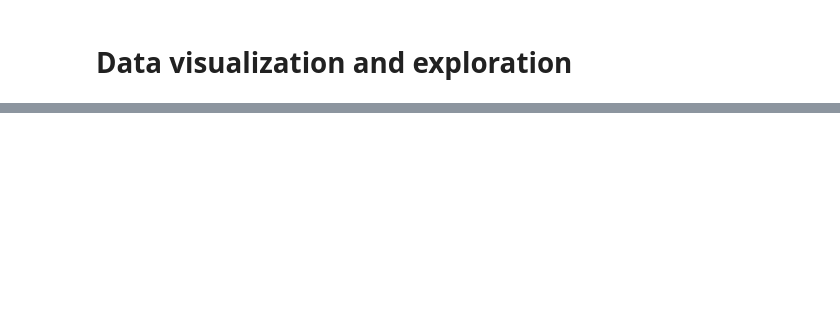
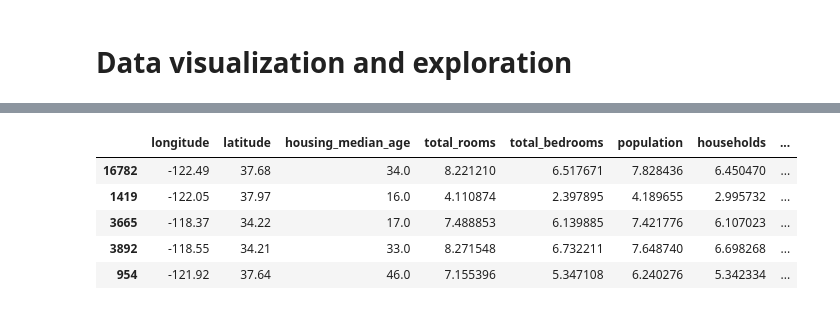
Before and after one commit to prabeshbaral/prediction, a Jupyter notebook: house_price_prediction.ipynb, the cells around one changed output, grey strips where cells are left out. Cells and saved outputs as stored; diff of their text form; code cells hidden in the pictures; blank space fills up the shorter version.

```diff
--- a/house_price_prediction.ipynb
+++ b/house_price_prediction.ipynb
@@ -185,0 +199,9 @@ ValueError: Could not interpret value `latitude` for `x`. Value is a string, but
+# %%
+td1.head()
+# %% [output]
+|  | longitude | latitude | housing_median_age | total_rooms | total_bedrooms | population | households | ... |
+| 16782 | -122.49 | 37.68 | 34.0 | 8.221210 | 6.517671 | 7.828436 | 6.450470 | ... |
+| 1419 | -122.05 | 37.97 | 16.0 | 4.110874 | 2.397895 | 4.189655 | 2.995732 | ... |
+| 3665 | -118.37 | 34.22 | 17.0 | 7.488853 | 6.139885 | 7.421776 | 6.107023 | ... |
+| 3892 | -118.55 | 34.21 | 33.0 | 8.271548 | 6.732211 | 7.648740 | 6.698268 | ... |
+| 954 | -121.92 | 37.64 | 46.0 | 7.155396 | 5.347108 | 6.240276 | 5.342334 | ... |
```
Also changed, not shown: parts of 28 cells of this notebook.
